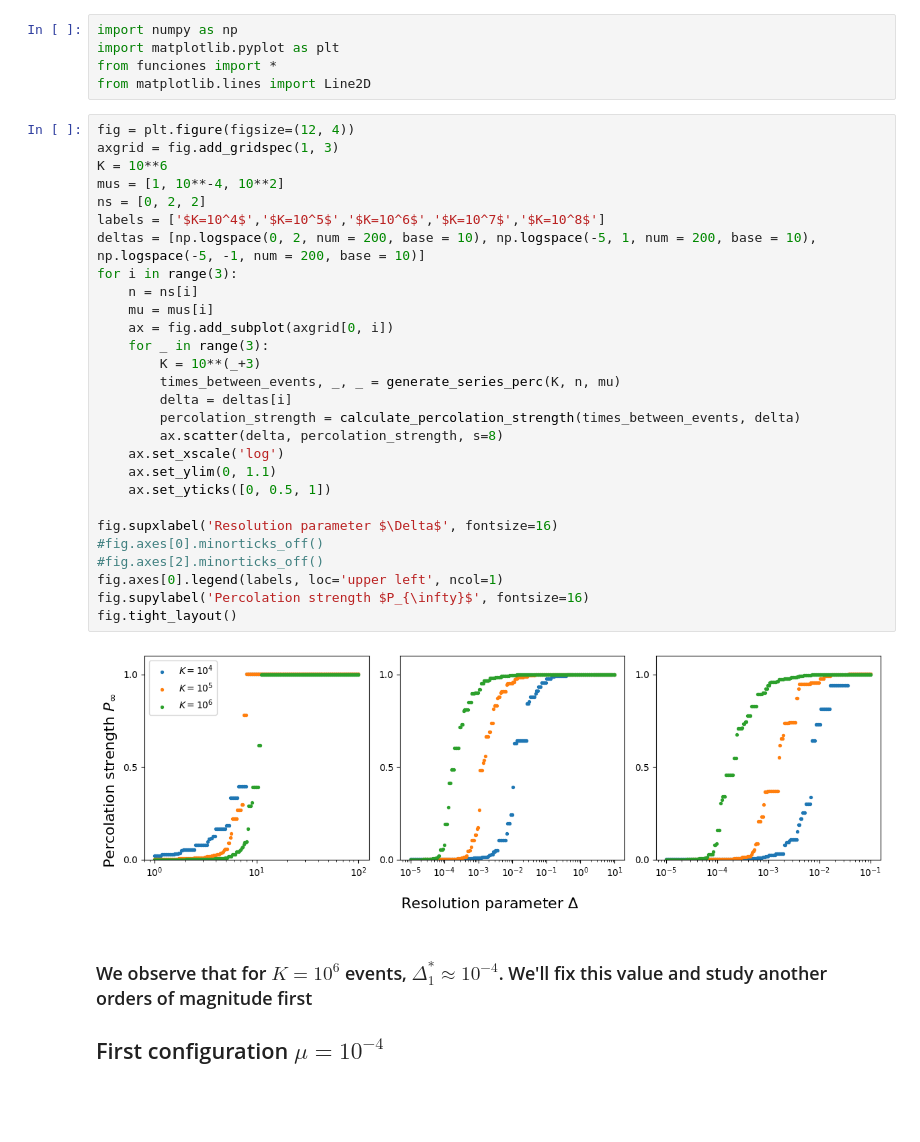
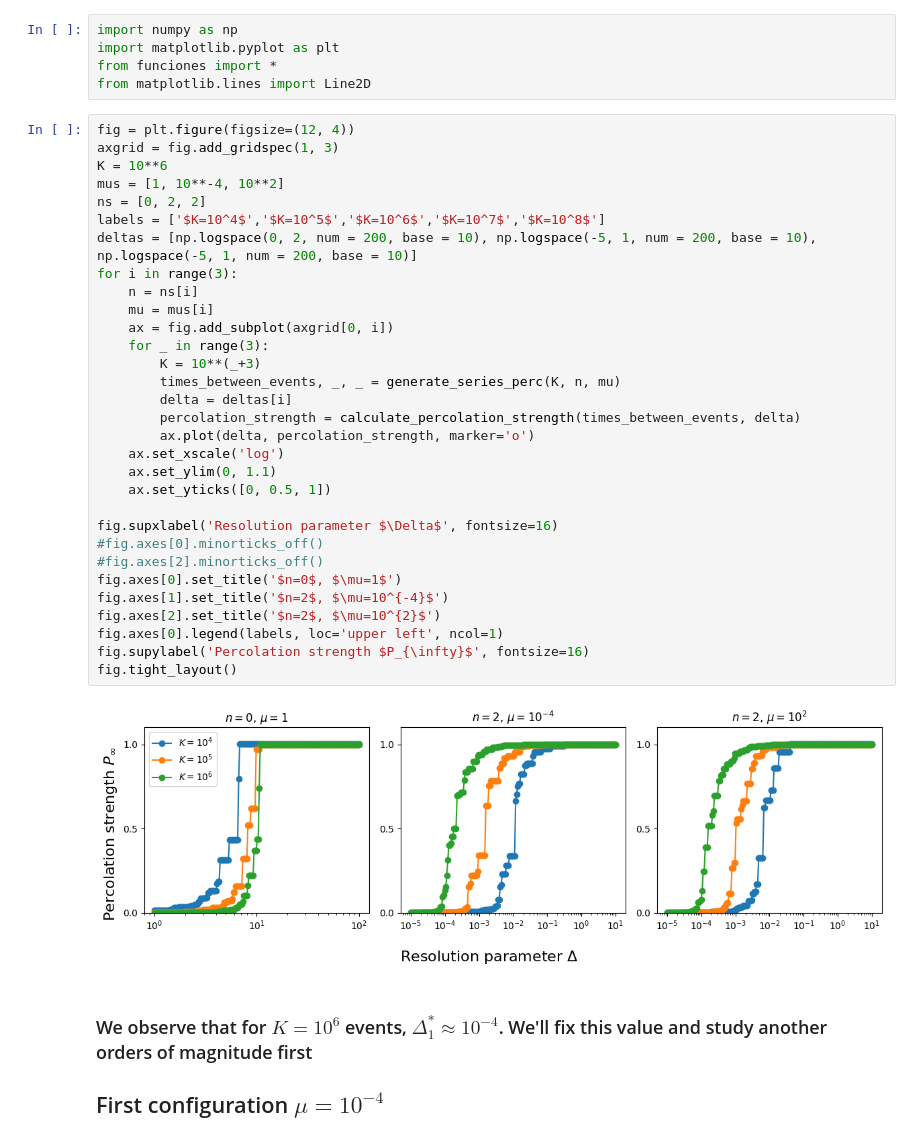
Before and after one commit to RivasAntonio/TFM, a Jupyter notebook: Códigos/Hawkes/Figures_n=2.ipynb, the cells around one changed output. Saved outputs shown, nothing was run; the diff lists cells and outputs as text; blank space fills up the shorter version.

```diff
--- a/Códigos/Hawkes/Figures_n=2.ipynb
+++ b/Códigos/Hawkes/Figures_n=2.ipynb
@@ -8,33 +8,36 @@ from matplotlib.lines import Line2D
 # %%
 fig = plt.figure(figsize=(12, 4))
 axgrid = fig.add_gridspec(1, 3)
 K = 10**6
 mus = [1, 10**-4, 10**2]
 ns = [0, 2, 2]
 labels = ['$K=10^4$','$K=10^5$','$K=10^6$','$K=10^7$','$K=10^8$']
-deltas = [np.logspace(0, 2, num = 200, base = 10), np.logspace(-5, 1, num = 200, base = 10), np.logspace(-5, -1, num = 200, base = 10)]
+deltas = [np.logspace(0, 2, num = 200, base = 10), np.logspace(-5, 1, num = 200, base = 10), np.logspace(-5, 1, num = 200, base = 10)]
 for i in range(3):
     n = ns[i]
     mu = mus[i]
     ax = fig.add_subplot(axgrid[0, i])
     for _ in range(3):
         K = 10**(_+3)
         times_between_events, _, _ = generate_series_perc(K, n, mu)
         delta = deltas[i]
         percolation_strength = calculate_percolation_strength(times_between_events, delta)
-        ax.scatter(delta, percolation_strength, s=8)
+        ax.plot(delta, percolation_strength, marker='o')
     ax.set_xscale('log')
     ax.set_ylim(0, 1.1)
     ax.set_yticks([0, 0.5, 1])
 
 fig.supxlabel('Resolution parameter $\Delta$', fontsize=16)
 #fig.axes[0].minorticks_off()
 #fig.axes[2].minorticks_off()
+fig.axes[0].set_title('$n=0$, $\mu=1$')
+fig.axes[1].set_title('$n=2$, $\mu=10^{-4}$')
+fig.axes[2].set_title('$n=2$, $\mu=10^{2}$')
 fig.axes[0].legend(labels, loc='upper left', ncol=1)
 fig.supylabel('Percolation strength $P_{\infty}$', fontsize=16)
 fig.tight_layout()
 # %% [output]
-[figure, old version]
+[figure, new version]
 # %% [markdown]
 ### We observe that for $K=10^6$ events, $\Delta_1^*\approx 10^{-4}$. We'll fix this value and study another orders of magnitude first
 
```
Also changed, not shown: 2 other files.
